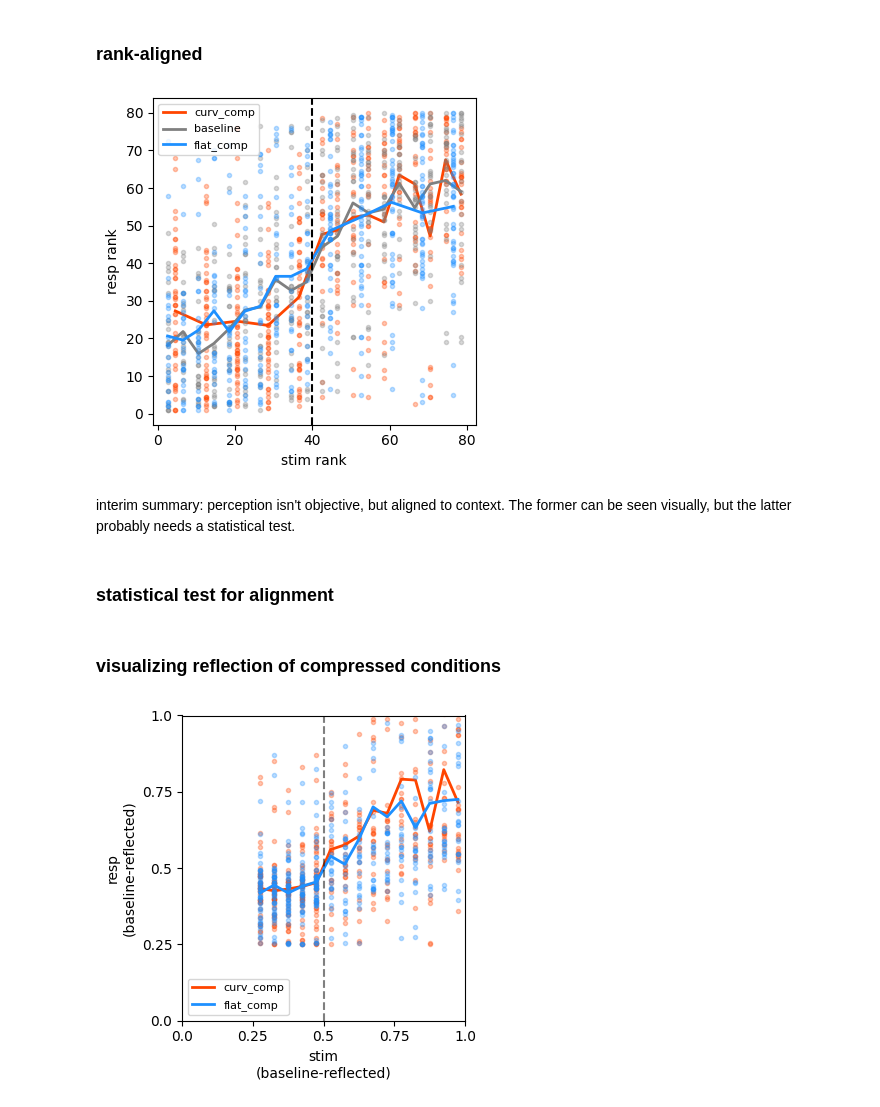
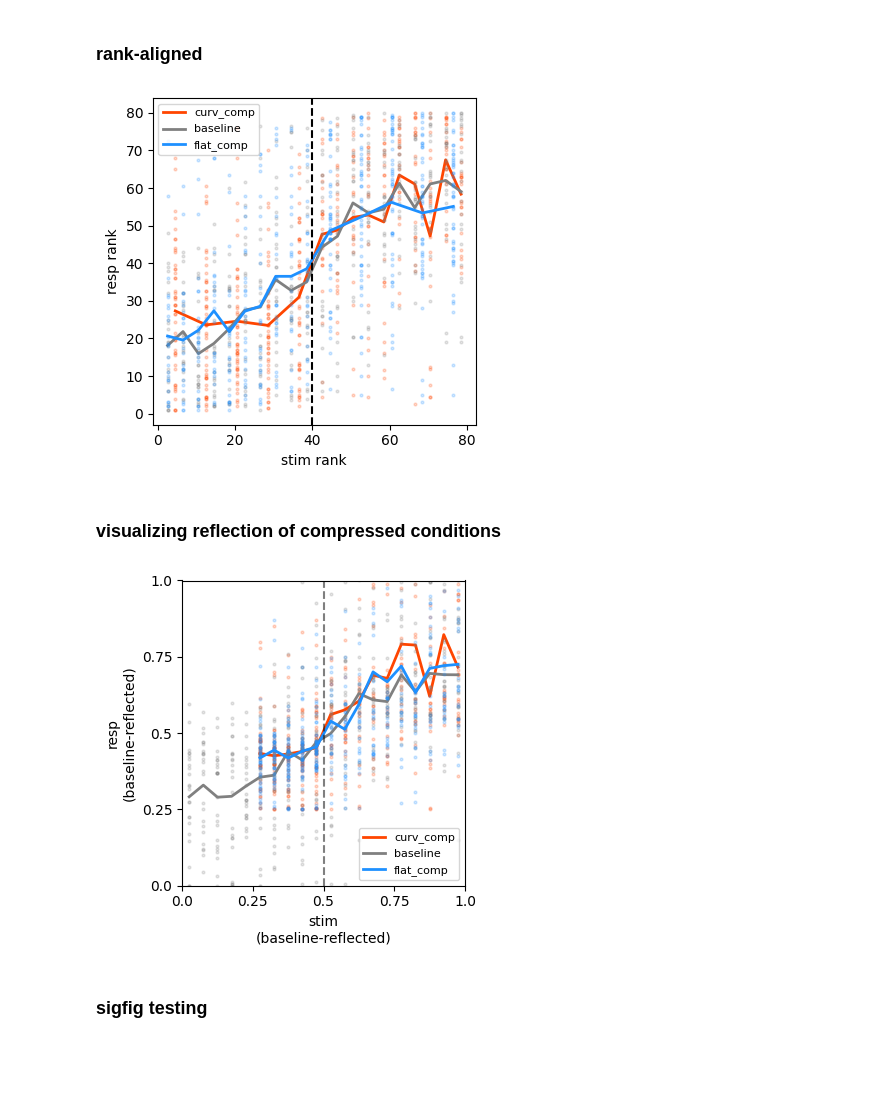
Before and after one commit to siyer7/asymmetry_design, a Jupyter notebook: code/python/beh_boundary.ipynb, the cells around one changed output. Cells and saved outputs as stored; diff of their text form; code cells hidden in the pictures; blank space fills up the shorter version.

```diff
--- a/code/python/beh_boundary.ipynb
+++ b/code/python/beh_boundary.ipynb
@@ -174,13 +174,11 @@ colors = {'curv_comp': 'orangered', 'baseline': 'gray', 'flat_comp': 'dodgerblue
 # plot each condition
 for cond in ['curv_comp', 'baseline', 'flat_comp']:
     df_cond = df_clean[df_clean['condition'] == cond].copy()
-    ax.plot(df_cond['stim_pos'], df_cond['chosen_pos_aligned'], 'o',
-            markersize=3, alpha=0.3, color=colors[cond])
+    ax.plot(df_cond['stim_pos'], df_cond['chosen_pos_aligned'], 'o', markersize=2, alpha=0.3, color=colors[cond])
 
     # compute mean response per stim position
     mean_resp = df_cond.groupby('stim_pos')['chosen_pos_aligned'].mean().sort_index()
-    ax.plot(mean_resp.index, mean_resp.values, '-', linewidth=2,
-            label=cond, color=colors[cond])
+    ax.plot(mean_resp.index, mean_resp.values, '-', linewidth=2, label=cond, color=colors[cond])
 
 # add identity line
 # ax.plot([-.4, .4], [-.4, .4], 'k--', alpha=0.3)
@@ -211,13 +209,11 @@ for cond in ['curv_comp', 'baseline', 'flat_comp']:
 
 #     if cond == 'baseline': continue
     df_cond = df_clean[df_clean['condition'] == cond].copy()
-    ax.plot(df_cond['stim_aligned_to_div'], df_cond['resp_aligned_to_div'], 'o',
-            markersize=3, alpha=0.3, color=colors[cond])
+    ax.plot(df_cond['stim_aligned_to_div'], df_cond['resp_aligned_to_div'], 'o', markersize=2, alpha=.2, color=colors[cond])
 
     # compute mean response per stim position
     mean_resp = df_cond.groupby('stim_aligned_to_div')['resp_aligned_to_div'].mean().sort_index()
-    ax.plot(mean_resp.index, mean_resp.values, '-', linewidth=2,
-            label=cond, color=colors[cond])
+    ax.plot(mean_resp.index, mean_resp.values, '-', linewidth=2, label=cond, color=colors[cond])
 
 ax.axvline(0, color='black', linestyle='--', alpha=0.5)
 ax.axhline(0, color='black', linestyle='--', alpha=0.5)
@@ -242,13 +238,11 @@ colors = {'curv_comp': 'orangered', 'baseline': 'gray', 'flat_comp': 'dodgerblue
 # plot each condition
 for cond in ['curv_comp', 'baseline', 'flat_comp']:
     df_cond = df_clean[df_clean['condition'] == cond].copy()
-    ax.plot(df_cond['stim_ranks'], df_cond['resp_ranks'], 'o',
-            markersize=3, alpha=0.3, color=colors[cond])
+    ax.plot(df_cond['stim_ranks'], df_cond['resp_ranks'], 'o', markersize=2, alpha=.2, color=colors[cond])
 
     # compute mean response per stim position
     mean_resp = df_cond.groupby('stim_ranks')['resp_ranks'].mean().sort_index()
-    ax.plot(mean_resp.index, mean_resp.values, '-', linewidth=2,
-            label=cond, color=colors[cond])
+    ax.plot(mean_resp.index, mean_resp.values, '-', linewidth=2, label=cond, color=colors[cond])
 
 ax.axvline(40, color='black', linestyle='--')
 ax.set(xlabel='stim rank', ylabel='resp rank')
@@ -256,46 +250,42 @@ ax.legend(fontsize=8)
 plt.tight_layout()
 plt.show()
 # %% [output]
-[figure, old version]
+[figure, new version]
-# %% [markdown]
-interim summary: perception isn't objective, but aligned to context. The former can be seen visually, but the latter probably needs a statistical test.
-# %% [markdown]
-### statistical test for alignment
 # %% [markdown]
 ### visualizing reflection of compressed conditions
 # %%
 # plot stim vs resp, colored by condition
 fig, ax = plt.subplots(1, 1, figsize=(4,4))
 colors = {'curv_comp': 'orangered', 'baseline': 'gray', 'flat_comp': 'dodgerblue'}
 
 # plot each condition
 for cond in ['curv_comp', 'baseline', 'flat_comp']:
 
-    if cond == 'baseline': continue
+    # if cond == 'baseline': continue
     df_cond = df_clean[df_clean['condition'] == cond].copy()
 
     if cond == 'flat_comp':
         df_cond['stim_aligned_to_div'] = -df_cond['stim_aligned_to_div']
         df_cond['resp_aligned_to_div'] = -df_cond['resp_aligned_to_div']
 
-    ax.plot(df_cond['stim_aligned_to_div'], df_cond['resp_aligned_to_div'], 'o',
-            markersize=3, alpha=0.3, color=colors[cond])
+    ax.plot(df_cond['stim_aligned_to_div'], df_cond['resp_aligned_to_div'], 'o', markersize=2, alpha=0.2, color=colors[cond])
 
     # compute mean response per stim position
     mean_resp = df_cond.groupby('stim_aligned_to_div')['resp_aligned_to_div'].mean().sort_index()
-    ax.plot(mean_resp.index, mean_resp.values, '-', linewidth=2,
-            label=cond, color=colors[cond])
+    ax.plot(mean_resp.index, mean_resp.values, '-', linewidth=2, label=cond, color=colors[cond])
 
 # add identity line
 # ax.plot([-.4, .4], [-.4, .4], 'k--', alpha=0.3)
 ax.axvline(0, color='black', linestyle='--', alpha=0.5)
 ax.set(xlabel='stim\n(baseline-reflected)', ylabel='resp\n(baseline-reflected)',
        xticks=norm_ticks, xticklabels=norm_ticklabels,
        yticks=norm_ticks, yticklabels=norm_ticklabels,
        xlim=(-.4, .4), ylim=(-.4, .4))
 
 ax.legend(fontsize=8)
 plt.tight_layout()
 plt.show()
 # %% [output]
-[figure, old version]
+[figure, new version]
+# %% [markdown]
+### sigfig testing
```
Also changed, not shown: parts of 4 cells of this notebook.
